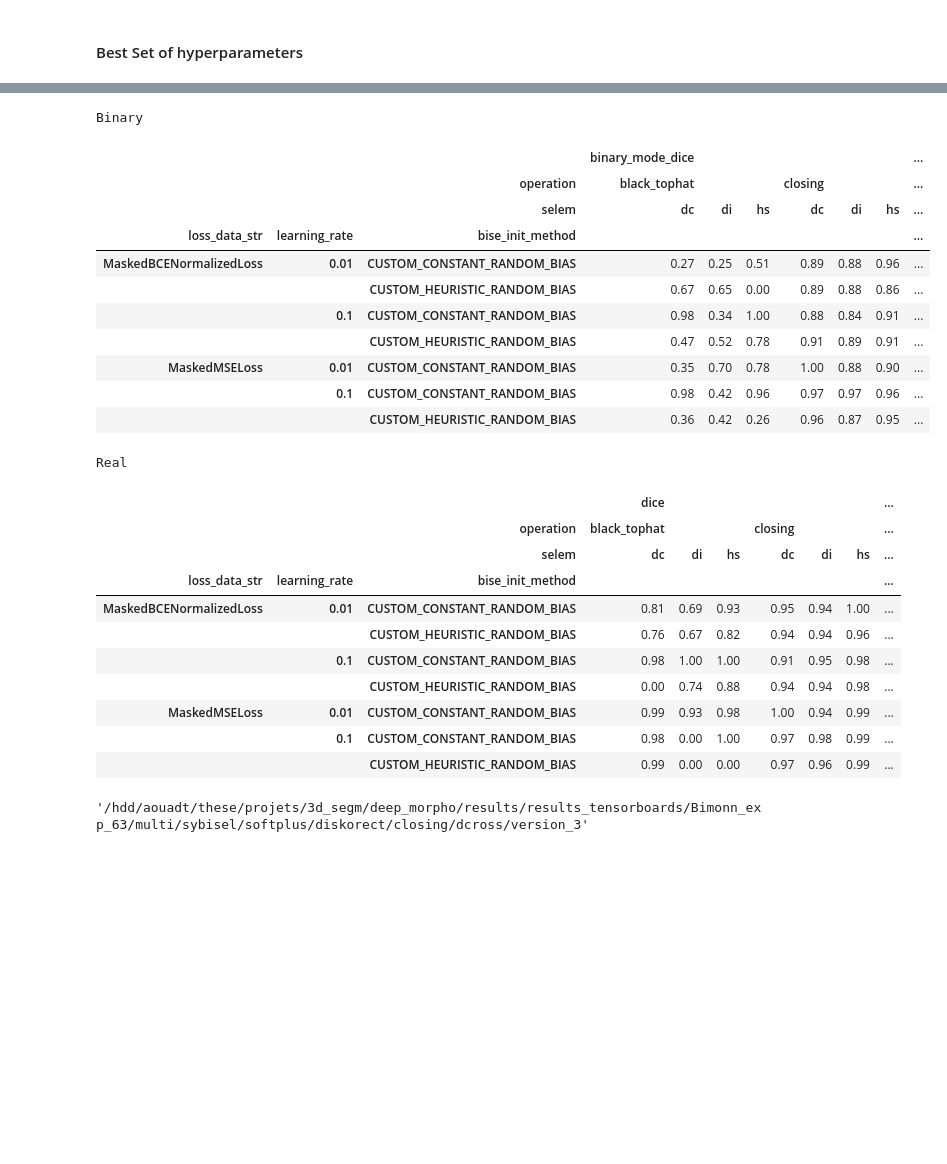
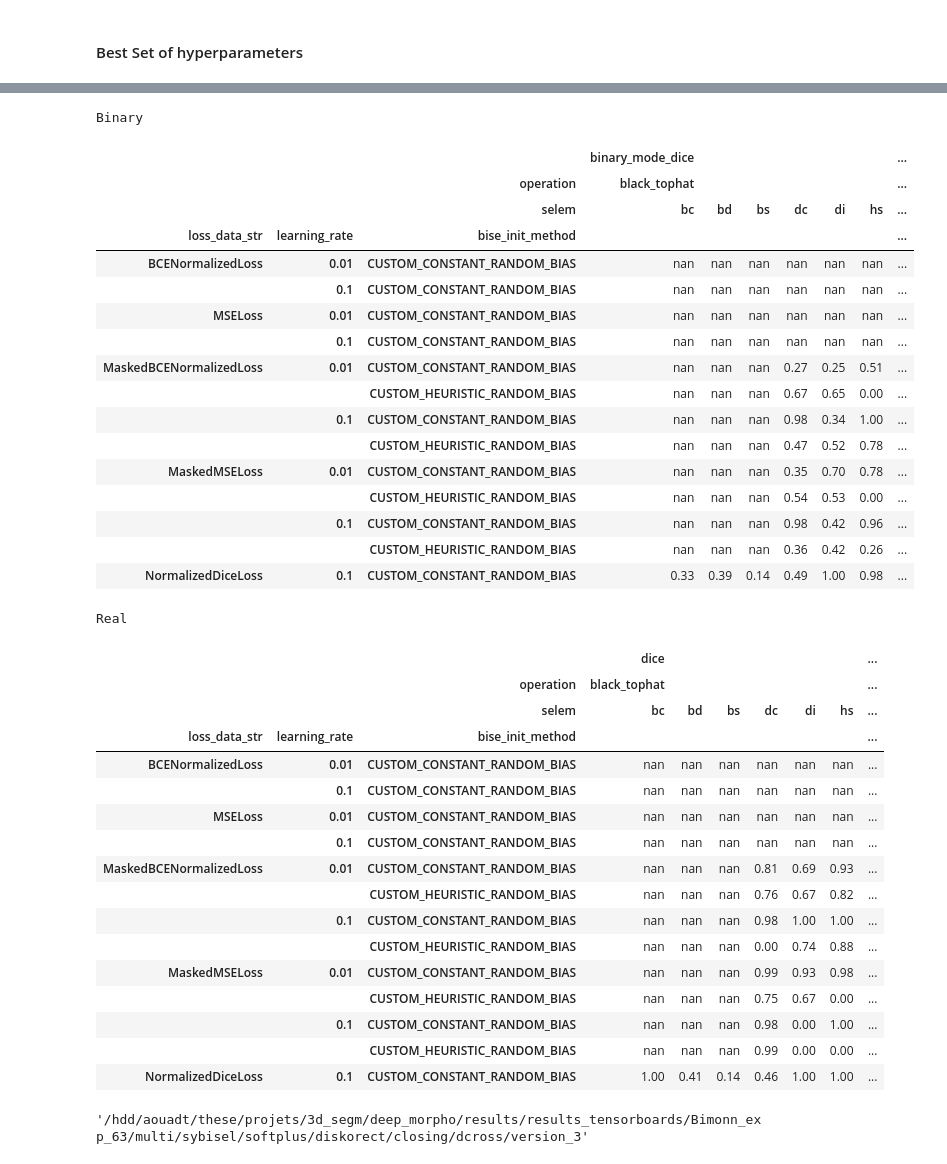
Before and after one commit to TheodoreAouad/3d_segm, a Jupyter notebook: Notebooks/DeepMorphoResults.ipynb, the cells around one changed output, grey strips where cells are left out. Saved outputs shown, nothing was run; the diff lists cells and outputs as text; code cells hidden in the pictures; blank space fills up the shorter version.

```diff
--- a/Notebooks/DeepMorphoResults.ipynb
+++ b/Notebooks/DeepMorphoResults.ipynb
@@ -493,36 +498,50 @@ len(df_summary.columns) * len(df_summary)
 # %%
+new_cols = {'dcross': 'dc', 'disk': 'di', 'hstick': 'hs', 'bcomplex': 'bc', 'bdiamond': 'bd', 'bsquare': 'bs'}
+
 print('Binary')
-df_all = df.pivot_table(index=changing, columns=['operation', 'selem'], values=['binary_mode_dice'], aggfunc='mean').rename(columns={'dcross': 'dc', 'disk': 'di', 'hstick': 'hs'})
+df_all = df.pivot_table(index=changing, columns=['operation', 'selem'], values=['binary_mode_dice'], aggfunc='mean').rename(columns=new_cols)
 display(df_all.style.background_gradient(cmap='RdBu', vmin=0, vmax=1).format('{:.2f}'))
 
 print('Real')
-df_all = df.pivot_table(index=changing, columns=['operation', 'selem'], values=['dice'], aggfunc='mean').rename(columns={'dcross': 'dc', 'disk': 'di', 'hstick': 'hs'})
+df_all = df.pivot_table(index=changing, columns=['operation', 'selem'], values=['dice'], aggfunc='mean').rename(columns=new_cols)
 display(df_all.style.background_gradient(cmap='RdBu', vmin=0, vmax=1).format('{:.2f}'))
 # %% [output]
 Binary
 |  |  |  | binary_mode_dice |  |  |  |  |  | ... |
-|  |  | operation | black_tophat |  |  | closing |  |  | ... |
-|  |  | selem | dc | di | hs | dc | di | hs | ... |
+|  |  | operation | black_tophat |  |  |  |  |  | ... |
+|  |  | selem | bc | bd | bs | dc | di | hs | ... |
 | loss_data_str | learning_rate | bise_init_method |  |  |  |  |  |  | ... |
-| MaskedBCENormalizedLoss | 0.01 | CUSTOM_CONSTANT_RANDOM_BIAS | 0.27 | 0.25 | 0.51 | 0.89 | 0.88 | 0.96 | ... |
-|  |  | CUSTOM_HEURISTIC_RANDOM_BIAS | 0.67 | 0.65 | 0.00 | 0.89 | 0.88 | 0.86 | ... |
-|  | 0.1 | CUSTOM_CONSTANT_RANDOM_BIAS | 0.98 | 0.34 | 1.00 | 0.88 | 0.84 | 0.91 | ... |
-|  |  | CUSTOM_HEURISTIC_RANDOM_BIAS | 0.47 | 0.52 | 0.78 | 0.91 | 0.89 | 0.91 | ... |
-| MaskedMSELoss | 0.01 | CUSTOM_CONSTANT_RANDOM_BIAS | 0.35 | 0.70 | 0.78 | 1.00 | 0.88 | 0.90 | ... |
-|  | 0.1 | CUSTOM_CONSTANT_RANDOM_BIAS | 0.98 | 0.42 | 0.96 | 0.97 | 0.97 | 0.96 | ... |
-|  |  | CUSTOM_HEURISTIC_RANDOM_BIAS | 0.36 | 0.42 | 0.26 | 0.96 | 0.87 | 0.95 | ... |
+| BCENormalizedLoss | 0.01 | CUSTOM_CONSTANT_RANDOM_BIAS | nan | nan | nan | nan | nan | nan | ... |
+|  | 0.1 | CUSTOM_CONSTANT_RANDOM_BIAS | nan | nan | nan | nan | nan | nan | ... |
+| MSELoss | 0.01 | CUSTOM_CONSTANT_RANDOM_BIAS | nan | nan | nan | nan | nan | nan | ... |
+|  | 0.1 | CUSTOM_CONSTANT_RANDOM_BIAS | nan | nan | nan | nan | nan | nan | ... |
+| MaskedBCENormalizedLoss | 0.01 | CUSTOM_CONSTANT_RANDOM_BIAS | nan | nan | nan | 0.27 | 0.25 | 0.51 | ... |
+|  |  | CUSTOM_HEURISTIC_RANDOM_BIAS | nan | nan | nan | 0.67 | 0.65 | 0.00 | ... |
+|  | 0.1 | CUSTOM_CONSTANT_RANDOM_BIAS | nan | nan | nan | 0.98 | 0.34 | 1.00 | ... |
+|  |  | CUSTOM_HEURISTIC_RANDOM_BIAS | nan | nan | nan | 0.47 | 0.52 | 0.78 | ... |
+| MaskedMSELoss | 0.01 | CUSTOM_CONSTANT_RANDOM_BIAS | nan | nan | nan | 0.35 | 0.70 | 0.78 | ... |
+|  |  | CUSTOM_HEURISTIC_RANDOM_BIAS | nan | nan | nan | 0.54 | 0.53 | 0.00 | ... |
+|  | 0.1 | CUSTOM_CONSTANT_RANDOM_BIAS | nan | nan | nan | 0.98 | 0.42 | 0.96 | ... |
+|  |  | CUSTOM_HEURISTIC_RANDOM_BIAS | nan | nan | nan | 0.36 | 0.42 | 0.26 | ... |
+| NormalizedDiceLoss | 0.1 | CUSTOM_CONSTANT_RANDOM_BIAS | 0.33 | 0.39 | 0.14 | 0.49 | 1.00 | 0.98 | ... |
 Real
 |  |  |  | dice |  |  |  |  |  | ... |
-|  |  | operation | black_tophat |  |  | closing |  |  | ... |
-|  |  | selem | dc | di | hs | dc | di | hs | ... |
+|  |  | operation | black_tophat |  |  |  |  |  | ... |
+|  |  | selem | bc | bd | bs | dc | di | hs | ... |
 | loss_data_str | learning_rate | bise_init_method |  |  |  |  |  |  | ... |
-| MaskedBCENormalizedLoss | 0.01 | CUSTOM_CONSTANT_RANDOM_BIAS | 0.81 | 0.69 | 0.93 | 0.95 | 0.94 | 1.00 | ... |
-|  |  | CUSTOM_HEURISTIC_RANDOM_BIAS | 0.76 | 0.67 | 0.82 | 0.94 | 0.94 | 0.96 | ... |
-|  | 0.1 | CUSTOM_CONSTANT_RANDOM_BIAS | 0.98 | 1.00 | 1.00 | 0.91 | 0.95 | 0.98 | ... |
-|  |  | CUSTOM_HEURISTIC_RANDOM_BIAS | 0.00 | 0.74 | 0.88 | 0.94 | 0.94 | 0.98 | ... |
-| MaskedMSELoss | 0.01 | CUSTOM_CONSTANT_RANDOM_BIAS | 0.99 | 0.93 | 0.98 | 1.00 | 0.94 | 0.99 | ... |
-|  | 0.1 | CUSTOM_CONSTANT_RANDOM_BIAS | 0.98 | 0.00 | 1.00 | 0.97 | 0.98 | 0.99 | ... |
-|  |  | CUSTOM_HEURISTIC_RANDOM_BIAS | 0.99 | 0.00 | 0.00 | 0.97 | 0.96 | 0.99 | ... |
+| BCENormalizedLoss | 0.01 | CUSTOM_CONSTANT_RANDOM_BIAS | nan | nan | nan | nan | nan | nan | ... |
+|  | 0.1 | CUSTOM_CONSTANT_RANDOM_BIAS | nan | nan | nan | nan | nan | nan | ... |
+| MSELoss | 0.01 | CUSTOM_CONSTANT_RANDOM_BIAS | nan | nan | nan | nan | nan | nan | ... |
+|  | 0.1 | CUSTOM_CONSTANT_RANDOM_BIAS | nan | nan | nan | nan | nan | nan | ... |
+| MaskedBCENormalizedLoss | 0.01 | CUSTOM_CONSTANT_RANDOM_BIAS | nan | nan | nan | 0.81 | 0.69 | 0.93 | ... |
+|  |  | CUSTOM_HEURISTIC_RANDOM_BIAS | nan | nan | nan | 0.76 | 0.67 | 0.82 | ... |
+|  | 0.1 | CUSTOM_CONSTANT_RANDOM_BIAS | nan | nan | nan | 0.98 | 1.00 | 1.00 | ... |
+|  |  | CUSTOM_HEURISTIC_RANDOM_BIAS | nan | nan | nan | 0.00 | 0.74 | 0.88 | ... |
+| MaskedMSELoss | 0.01 | CUSTOM_CONSTANT_RANDOM_BIAS | nan | nan | nan | 0.99 | 0.93 | 0.98 | ... |
+|  |  | CUSTOM_HEURISTIC_RANDOM_BIAS | nan | nan | nan | 0.75 | 0.67 | 0.00 | ... |
+|  | 0.1 | CUSTOM_CONSTANT_RANDOM_BIAS | nan | nan | nan | 0.98 | 0.00 | 1.00 | ... |
+|  |  | CUSTOM_HEURISTIC_RANDOM_BIAS | nan | nan | nan | 0.99 | 0.00 | 0.00 | ... |
+| NormalizedDiceLoss | 0.1 | CUSTOM_CONSTANT_RANDOM_BIAS | 1.00 | 0.41 | 0.14 | 0.46 | 1.00 | 1.00 | ... |
 # %%
 df[
     (df['operation'] == "closing") &
```
Also changed, not shown: parts of 7 cells of this notebook, 11 other files.
